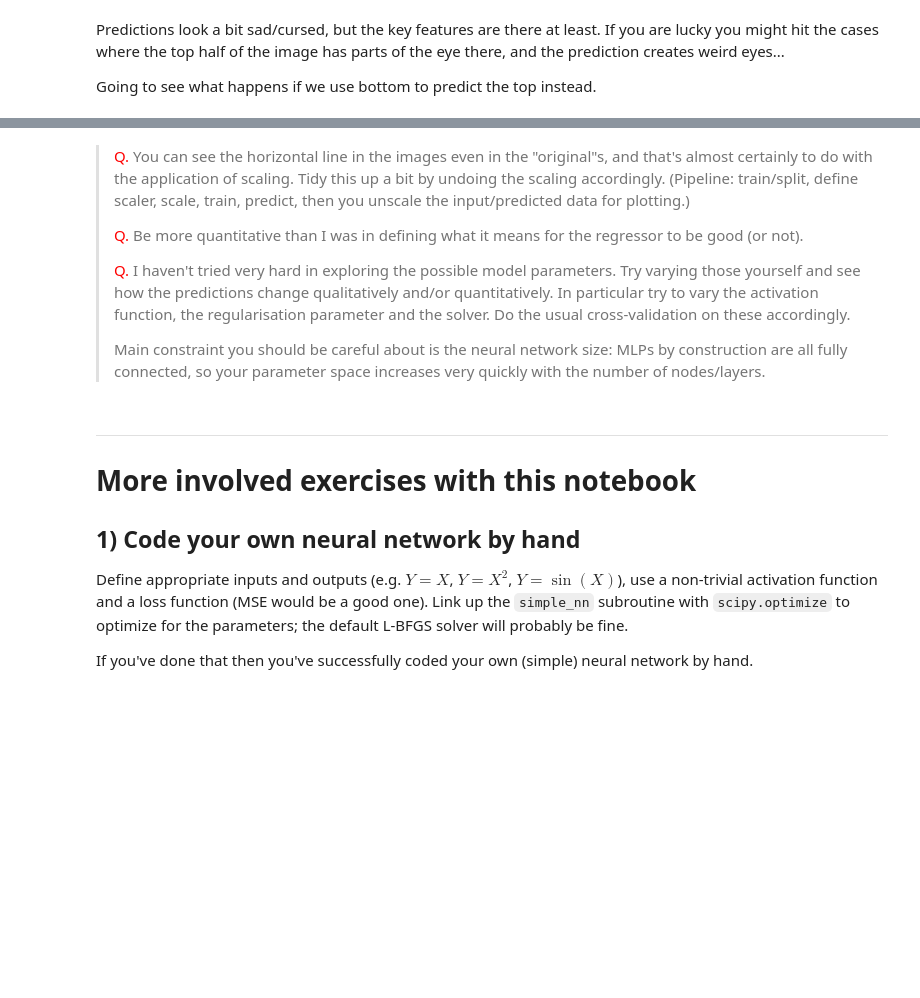
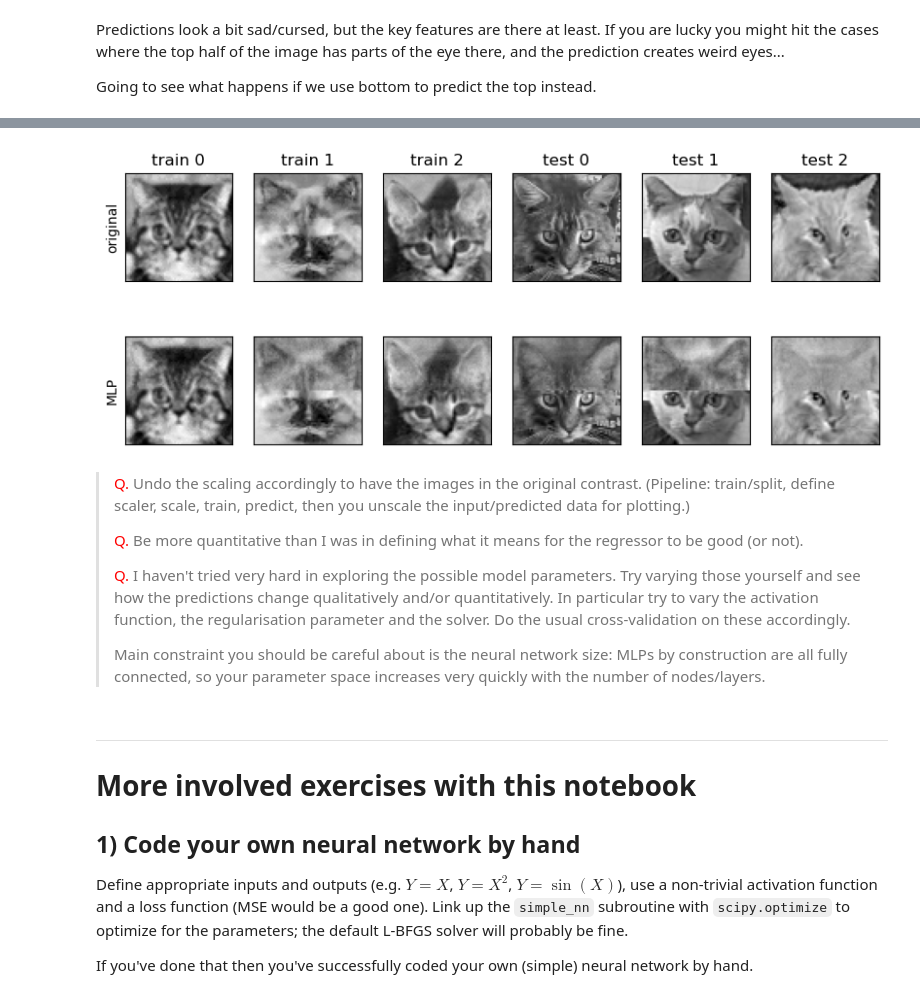
Before and after one commit to julianmak/OCES4303_ML_ocean, a Jupyter notebook: rendered/08_neural_networks.ipynb, the cells around one changed output, grey strips where cells are left out. Drawn from its saved outputs; the diff is of its cells as text; code cells hidden in the pictures; blank space fills up the shorter version.

```diff
--- a/rendered/08_neural_networks.ipynb
+++ b/rendered/08_neural_networks.ipynb
@@ -690,5 +739,50 @@ for i in range(2):
+# %%
+# JL: My turn to try (hope there is enough Memory to run ......)
+nn = MLPRegressor(hidden_layer_sizes=(50, 50, 50, 50, 50),
+                  activation="relu",
+                  solver="adam",
+                  learning_rate_init=0.001,
+                  alpha=0.01,
+                  max_iter=1000)
+nn.fit(X_train, Y_train)
+
+fig, ax = plt.subplots(figsize=(10, 4), nrows=2, ncols=6)
+
+for j in range(0, 3):
+    ind = ind_train[j]
+    ax[0][j].imshow(np.hstack((np.reshape(Y_train[ind, :], (64, 32)),
+                               np.reshape(X_train[ind, :], (64, 32)))).T,
+                    cmap="gray")
+    ax[0][j].set_title(f"train {j}")
+
+    X_in = X_train[ind, :].reshape(1,-1)
+    Y_pred = nn.predict(X_in)
+    ax[1][j].imshow(np.hstack((np.reshape(Y_pred, (64, 32)),
+                               np.reshape(X_in, (64, 32)))).T,
+                    cmap="gray")
+
+for j in range(3, 6):
+    ind = ind_test[j]
+    ax[0][j].imshow(np.hstack((np.reshape(Y_test[ind, :], (64, 32)),
+                               np.reshape(X_test[ind, :], (64, 32)))).T,
+                    cmap="gray")
+    ax[0][j].set_title(f"test {j-3}")
+
+    X_in = X_test[ind, :].reshape(1,-1)
+    Y_pred = nn.predict(X_in)
+    ax[1][j].imshow(np.hstack((np.reshape(Y_pred, (64, 32)),
+                               np.reshape(X_in, (64, 32)))).T,
+                    cmap="gray")
+for i in range(2):
+    for j in range(6):
+        ax[i][j].set_xticks([]); ax[i][j].set_yticks([]);
+        if j == 0:
+            ax[0][j].set_ylabel("original")
+            ax[1][j].set_ylabel("MLP")
+# %% [output]
+[figure, added]
 # %% [markdown]
-> <span style="color:red">Q.</span> You can see the horizontal line in the images even in the "original"s, and that's almost certainly to do with the application of scaling. Tidy this up a bit by undoing the scaling accordingly. (Pipeline: train/split, define scaler, scale, train, predict, then you unscale the input/predicted data for plotting.)
+> <span style="color:red">Q.</span> Undo the scaling accordingly to have the images in the original contrast. (Pipeline: train/split, define scaler, scale, train, predict, then you unscale the input/predicted data for plotting.)
 >
 > <span style="color:red">Q.</span> Be more quantitative than I was in defining what it means for the regressor to be good (or not).
 >
```
Also changed, not shown: parts of 24 cells of this notebook, 2 other files.
